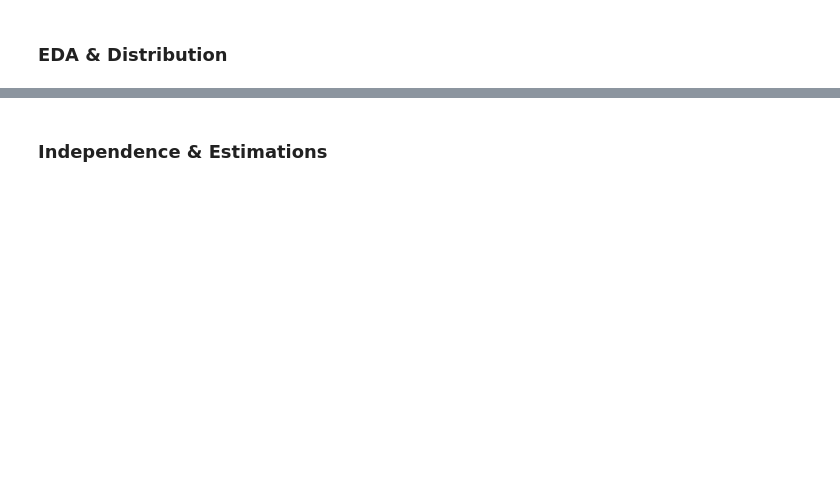
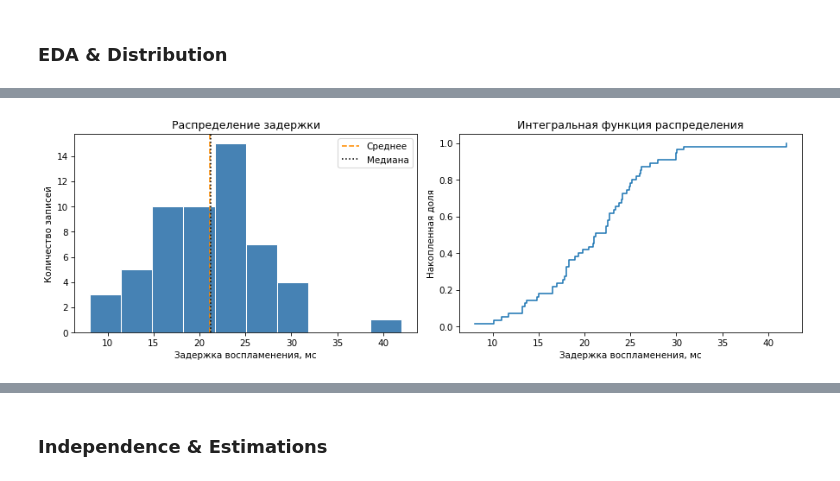
Before and after one commit to ekairaliev/AppStat-Lab01, a Jupyter notebook: AppStat_Lab01.ipynb, the cells around one changed output, grey strips where cells are left out. Cells and saved outputs as stored; diff of their text form; code cells hidden in the pictures; blank space fills up the shorter version.

```diff
--- a/AppStat_Lab01.ipynb
+++ b/AppStat_Lab01.ipynb
@@ -1963,0 +2424,47 @@ p-value = 3.558e-05
+# %%
+delay_cdf = Cdf.from_seq(t_delay)
+
+fig, axes = plt.subplots(1, 2, figsize=(12, 4))
+
+axes[0].hist(
+    t_delay,
+    bins=10,
+    edgecolor="white",
+    color="steelblue"
+)
+
+axes[0].axvline(
+    t_delay.mean(),
+    color="darkorange",
+    linestyle="--",
+    label="Среднее"
+)
+
+axes[0].axvline(
+    t_delay.median(),
+    color="black",
+    linestyle=":",
+    label="Медиана"
+)
+
+plt.sca(axes[0])
+decorate(
+    xlabel="Задержка воспламенения, мс",
+    ylabel="Количество записей",
+    title="Распределение задержки"
+)
+plt.legend()
+
+plt.sca(axes[1])
+delay_cdf.step()
+
+decorate(
+    xlabel="Задержка воспламенения, мс",
+    ylabel="Накопленная доля",
+    title="Интегральная функция распределения"
+)
+
+plt.tight_layout()
+plt.show()
+# %% [output]
+[figure, added]
```
Also changed, not shown: parts of 49 cells of this notebook.
